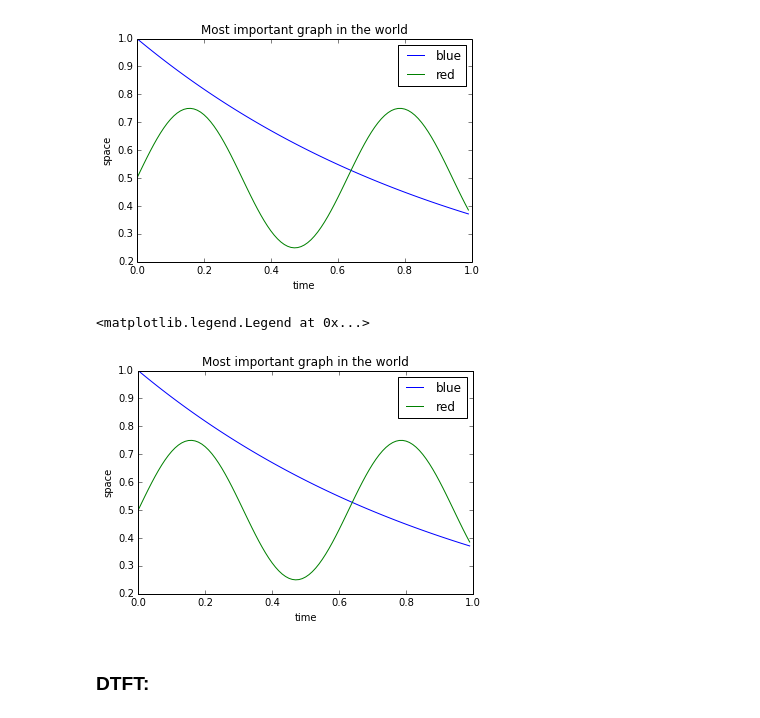
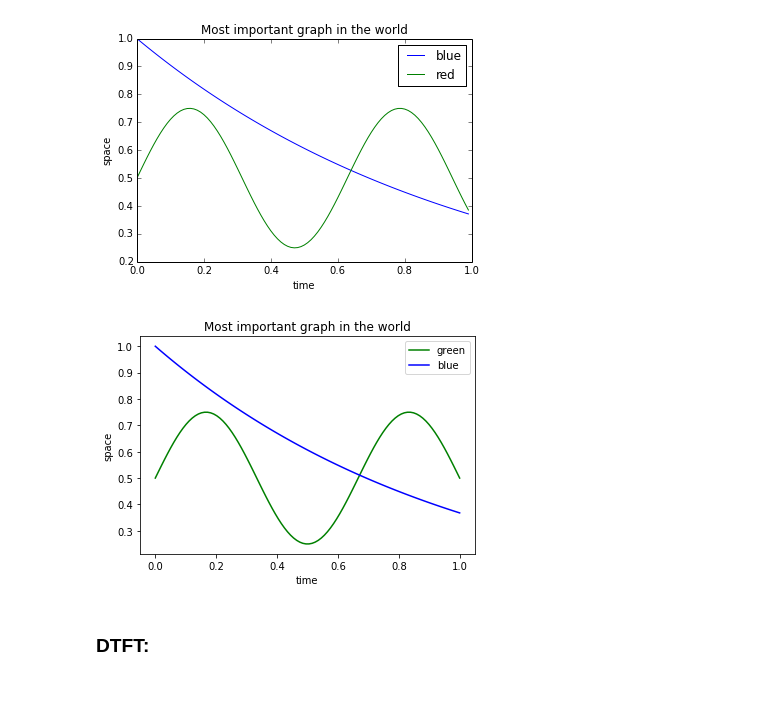
Before and after one commit to lm-t/ee123-labs, a Jupyter notebook: lab0/lab0-dtft.ipynb, the cells around one changed output. Cells and saved outputs as stored; diff of their text form; code cells hidden in the pictures; blank space fills up the shorter version.

```diff
--- a/lab0/lab0-dtft.ipynb
+++ b/lab0/lab0-dtft.ipynb
@@ -63,21 +84,24 @@ Image('http://inst.eecs.berkeley.edu/~ee123/sp14/lab/tutorial_plot.jpg')
 # %%
 # A6.
 import matplotlib.pyplot as plt
-%matplotlib inline
+import numpy as np
 
-t = np.r_[0:1:0.01]
-blue = np.exp(-t)
-red = 0.25 * np.sin(t * 10.0) + 0.5
-plt.figure()
-plt.plot(t, blue, 'blue')
-plt.plot(t, red, 'green')
+# Data for plotting
+t = np.linspace(0, 1, 100)
+s = 0.25 * np.sin(3 * np.pi * t) + 0.5
+e = np.exp(-t)
+
+plt.plot(t, s, 'g', label="green")
+plt.plot(t, e, 'b', label="blue")
+
 plt.xlabel('time')
 plt.ylabel('space')
 plt.title('Most important graph in the world')
-plt.legend(('blue', 'red'))
+plt.legend()
+
+plt.show()
 # %% [output]
-<matplotlib.legend.Legend at 0x...>
-[figure, old version]
+[figure, new version]
 # %% [markdown]
 ### DTFT:
 # %% [markdown]
```
Also changed, not shown: parts of 20 cells of this notebook.
